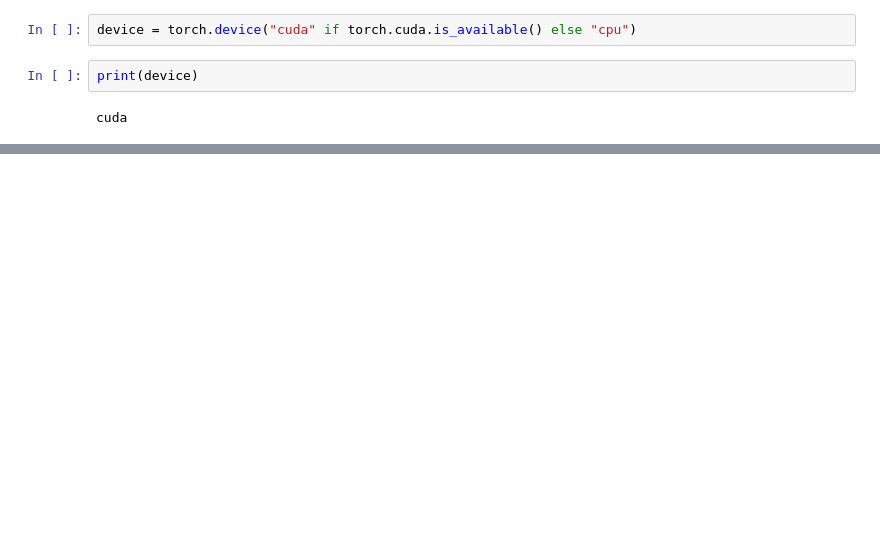
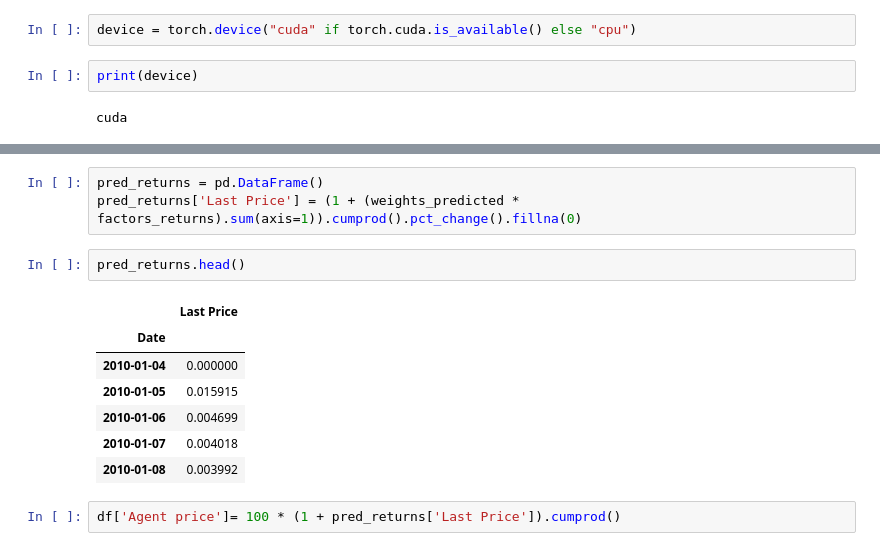
Before and after one commit to MikailINTech/DRL-for-Finance, a Jupyter notebook: drl_project.ipynb, the cells around one changed output, grey strips where cells are left out. Saved outputs shown, nothing was run; the diff lists cells and outputs as text; blank space fills up the shorter version.

```diff
--- a/drl_project.ipynb
+++ b/drl_project.ipynb
@@ -97,0 +384,15 @@ cuda
+# %%
+pred_returns = pd.DataFrame()
+pred_returns['Last Price'] = (1 + (weights_predicted * factors_returns).sum(axis=1)).cumprod().pct_change().fillna(0)
+# %%
+pred_returns.head()
+# %% [output]
+|  | Last Price |
+| Date |  |
+| 2010-01-04 | 0.000000 |
+| 2010-01-05 | 0.015915 |
+| 2010-01-06 | 0.004699 |
+| 2010-01-07 | 0.004018 |
+| 2010-01-08 | 0.003992 |
+# %%
+df['Agent price']= 100 * (1 + pred_returns['Last Price']).cumprod()
```
Also changed, not shown: parts of 23 cells of this notebook.
